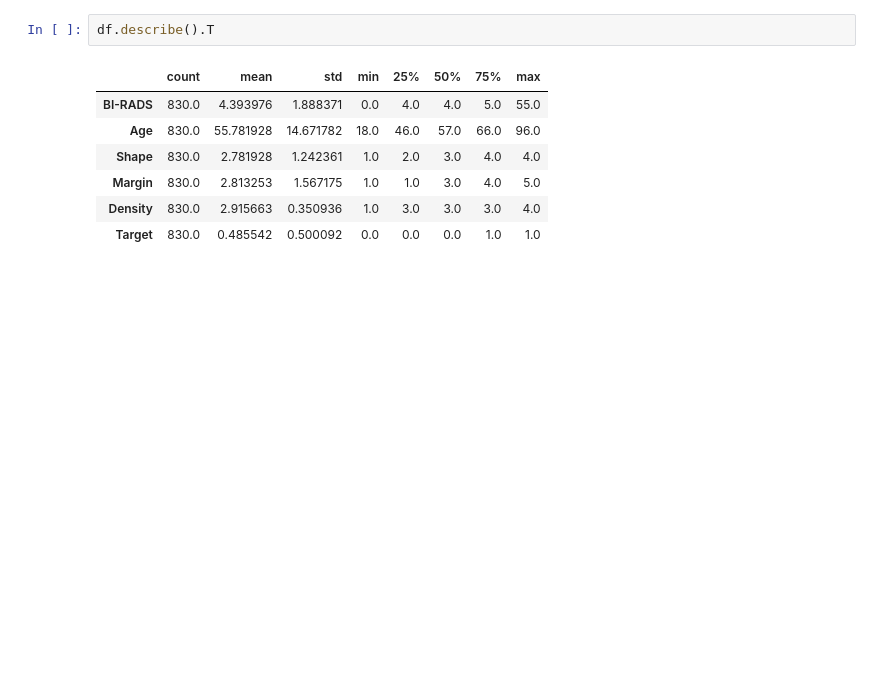
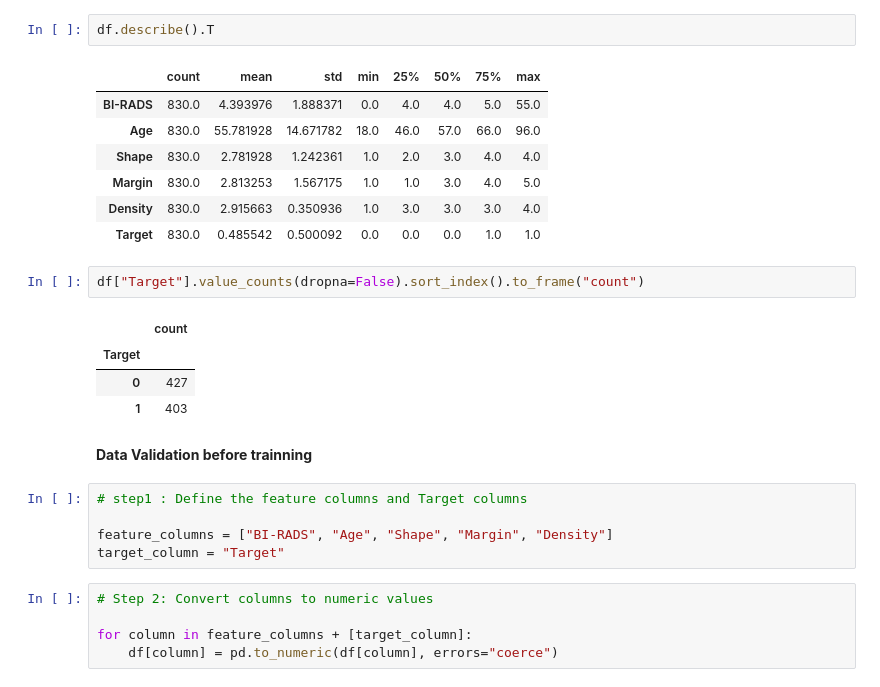
Before and after one commit to Jahura7/Mammographic_Mass_Classification_with_a_Decision_Tree, a Jupyter notebook: Mammographic_Mass_Classification_with_a_Decision_Tree.ipynb, the cells around one changed output. Saved outputs shown, nothing was run; the diff lists cells and outputs as text; blank space fills up the shorter version.

Commit message:
import and validate data. Define feature and target column

```diff
--- a/Mammographic_Mass_Classification_with_a_Decision_Tree.ipynb
+++ b/Mammographic_Mass_Classification_with_a_Decision_Tree.ipynb
@@ -115,3 +115,22 @@ df.describe().T
 | Margin | 830.0 | 2.813253 | 1.567175 | 1.0 | 1.0 | 3.0 | 4.0 | 5.0 |
 | Density | 830.0 | 2.915663 | 0.350936 | 1.0 | 3.0 | 3.0 | 3.0 | 4.0 |
 | Target | 830.0 | 0.485542 | 0.500092 | 0.0 | 0.0 | 0.0 | 1.0 | 1.0 |
+# %%
+df["Target"].value_counts(dropna=False).sort_index().to_frame("count")
+# %% [output]
+|  | count |
+| Target |  |
+| 0 | 427 |
+| 1 | 403 |
+# %% [markdown]
+**Data Validation before trainning**
+# %%
+# step1 : Define the feature columns and Target columns
+
+feature_columns = ["BI-RADS", "Age", "Shape", "Margin", "Density"]
+target_column = "Target"
+# %%
+# Step 2: Convert columns to numeric values
+
+for column in feature_columns + [target_column]:
+    df[column] = pd.to_numeric(df[column], errors="coerce")
```
Also changed, not shown: parts of 5 cells of this notebook.
